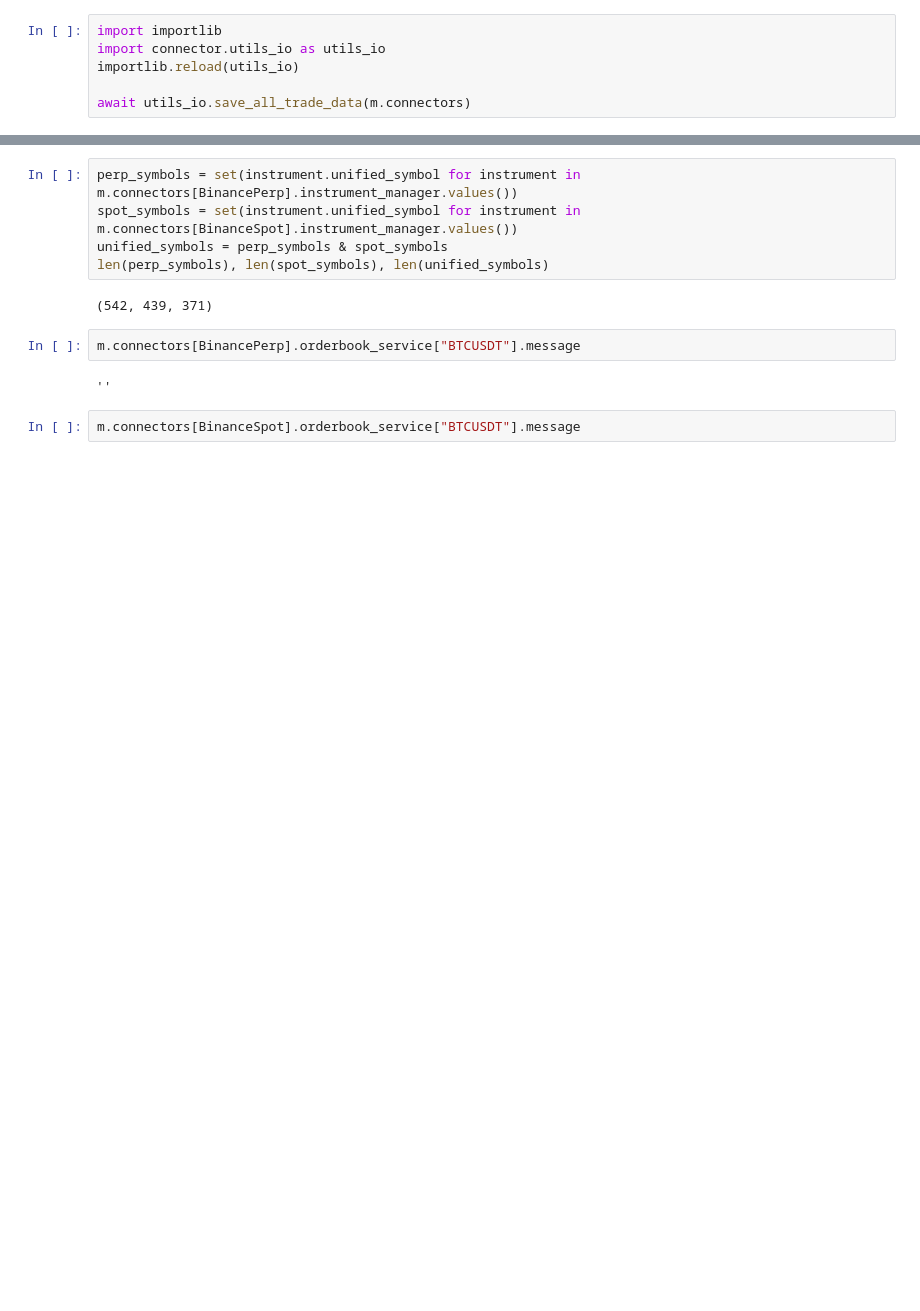
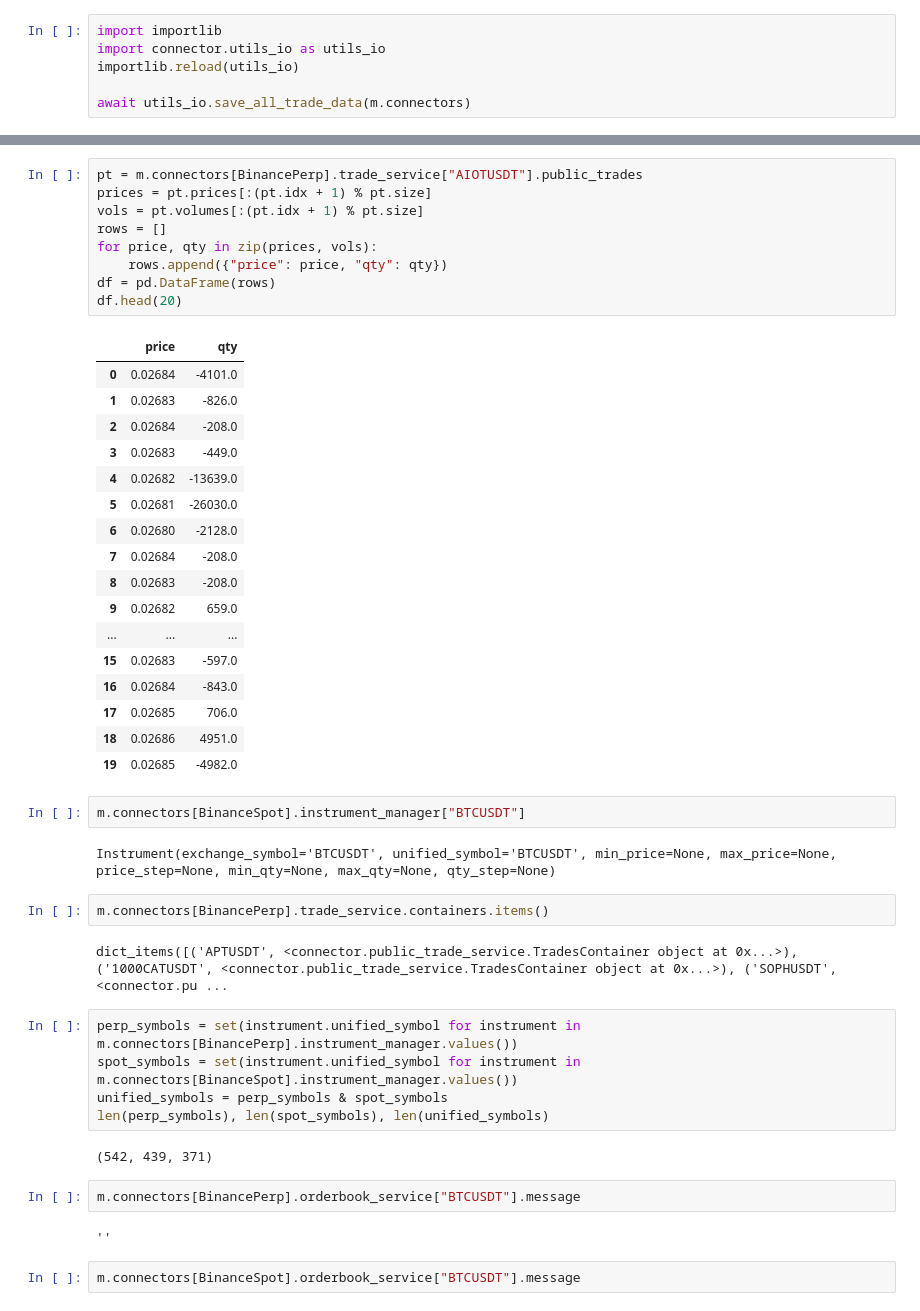
Before and after one commit to stockoperator/monitor, a Jupyter notebook: src/monitor.ipynb, the cells around one changed output, grey strips where cells are left out. Saved outputs shown, nothing was run; the diff lists cells and outputs as text; blank space fills up the shorter version.

```diff
--- a/src/monitor.ipynb
+++ b/src/monitor.ipynb
@@ -39,3 +66,38 @@ await utils_io.save_all_trade_data(m.connectors)
+# %%
+pt = m.connectors[BinancePerp].trade_service["AIOTUSDT"].public_trades
+prices = pt.prices[:(pt.idx + 1) % pt.size]
+vols = pt.volumes[:(pt.idx + 1) % pt.size]
+rows = []
+for price, qty in zip(prices, vols):
+    rows.append({"price": price, "qty": qty})
+df = pd.DataFrame(rows)
+df.head(20)
+# %% [output]
+|  | price | qty |
+| 0 | 0.02684 | -4101.0 |
+| 1 | 0.02683 | -826.0 |
+| 2 | 0.02684 | -208.0 |
+| 3 | 0.02683 | -449.0 |
+| 4 | 0.02682 | -13639.0 |
+| 5 | 0.02681 | -26030.0 |
+| 6 | 0.02680 | -2128.0 |
+| 7 | 0.02684 | -208.0 |
+| 8 | 0.02683 | -208.0 |
+| 9 | 0.02682 | 659.0 |
+| ... | ... | ... |
+| 15 | 0.02683 | -597.0 |
+| 16 | 0.02684 | -843.0 |
+| 17 | 0.02685 | 706.0 |
+| 18 | 0.02686 | 4951.0 |
+| 19 | 0.02685 | -4982.0 |
+# %%
+m.connectors[BinanceSpot].instrument_manager["BTCUSDT"]
+# %% [output]
+Instrument(exchange_symbol='BTCUSDT', unified_symbol='BTCUSDT', min_price=None, max_price=None, price_step=None, min_qty=None, max_qty=None, qty_step=None)
+# %%
+m.connectors[BinancePerp].trade_service.containers.items()
+# %% [output]
+dict_items([('APTUSDT', <connector.public_trade_service.TradesContainer object at 0x...>), ('1000CATUSDT', <connector.public_trade_service.TradesContainer object at 0x...>), ('SOPHUSDT', <connector.pu ...
 # %%
 perp_symbols = set(instrument.unified_symbol for instrument in m.connectors[BinancePerp].instrument_manager.values())
 spot_symbols = set(instrument.unified_symbol for instrument in m.connectors[BinanceSpot].instrument_manager.values())
```
Also changed, not shown: parts of 3 cells of this notebook, 3 other files.
